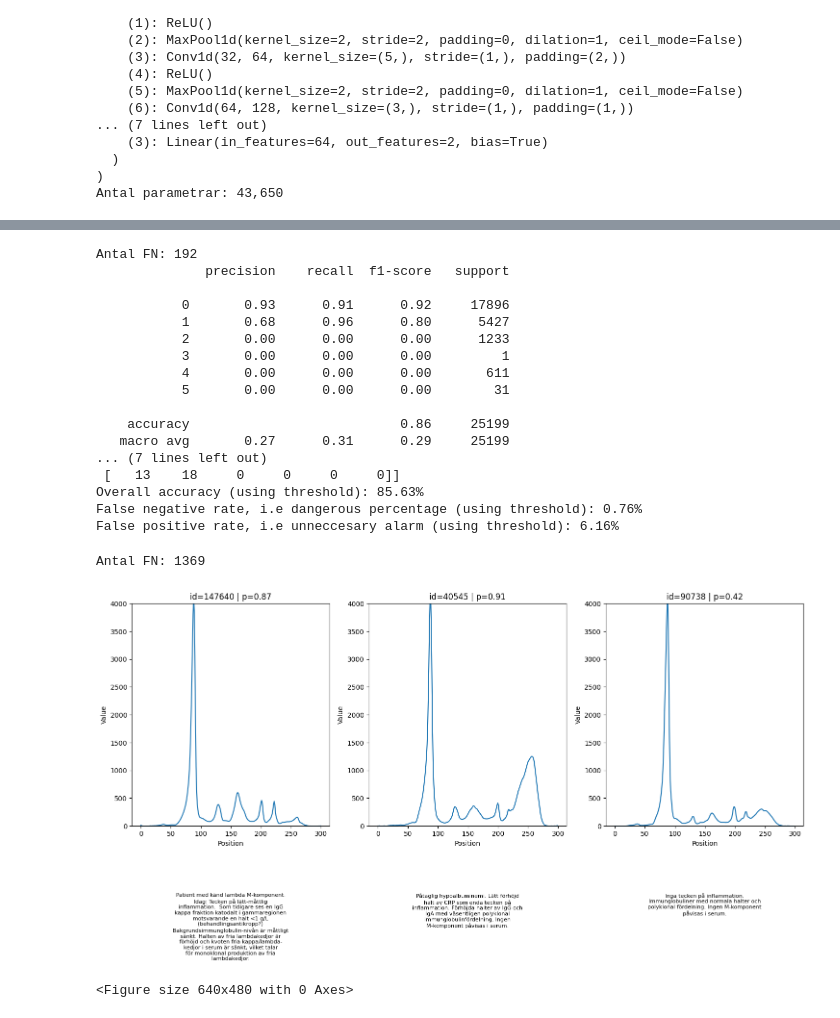
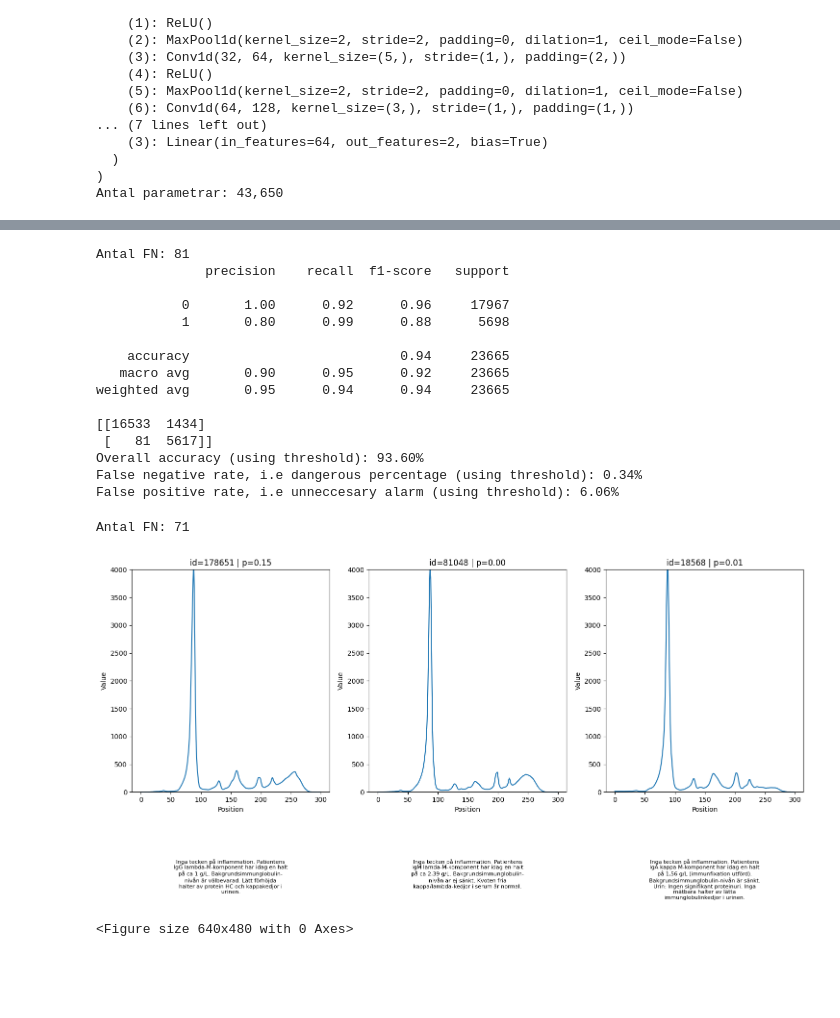
Before and after one commit to andreasjak/MSc26_Assar, a Jupyter notebook: networks/auto_encoder.ipynb, the cells around one changed output, grey strips where cells are left out. Cells and saved outputs as stored; diff of their text form; code cells hidden in the pictures; blank space fills up the shorter version.

```diff
--- a/networks/auto_encoder.ipynb
+++ b/networks/auto_encoder.ipynb
@@ -547,7 +431,7 @@ plt.boxplot( (cat_0,cat_1,cat_2,cat_4),label=(0,1,2,4),tick_labels=(0,1,2,4),not
 ## test att använda tröskelvärden för klassificering
 
 thresholds = range(0,500,2)
-rows = df[ (df['label'] == 0) | (df['label'] == 1)]
+rows = val_rows[ (val_rows['label'] == 0) | (val_rows['label'] == 1)]
 fn_rates = []
 fp_rates = []
 accuracies = []
@@ -705,12 +589,12 @@ Maximum accuracy: 92.961% at upper bound: 300
 # %%
 ##Nu sorterar vi utifrån hur stort rekonstruktionsfel kurvan har i gammaregionen. index 0 har minsta, och sen stiger det.
 
-sorted = df.sort_values('total_squared_error_gamma_region').reset_index(drop=True)
+sorted = val_rows.sort_values('total_squared_error_gamma_region').reset_index(drop=True)
 
 idx = len(sorted) - 10002 #Välj här!
 
-subset = sorted[sorted['label'] == 1]
-idx = subset['total_squared_error_gamma_region'].nsmallest(1000).index[30] #här kan man plocka outliers
+subset = sorted[sorted['label'] == 0]
+idx = subset['total_squared_error_gamma_region'].nlargest(1000).index[1] #här kan man plocka outliers
 
 fig, (ax1, ax2) = plt.subplots(2, 1, figsize=(10, 10), sharex=True,
                             gridspec_kw={'height_ratios': [2, 1]})
@@ -807,10 +691,10 @@ with m-component       0.96      0.77      0.86      7973
 #Testar att mäta andelen av totala felet som är i gamma-regionen
 from sklearn.metrics import classification_report, confusion_matrix
 
-df['proportion_gamma_region'] = 100*np.sum(squared_errors[:, 200:285], axis=1) / np.sum(squared_errors[:,:],axis=1)
+val_rows['proportion_gamma_region'] = 100*val_rows['total_squared_error_gamma_region'] / val_rows['total_squared_error']
 
-cat_0 = df.loc[ df['label'] == 0, 'proportion_gamma_region']
-cat_1 = df.loc[ df['label'] == 1, 'proportion_gamma_region']
+cat_0 = val_rows.loc[ val_rows['label'] == 0, 'proportion_gamma_region']
+cat_1 = val_rows.loc[ val_rows['label'] == 1, 'proportion_gamma_region']
 
 plt.figure()
 plt.title("Boxplot of percentage of errors in gamma region by category ")
@@ -818,13 +702,15 @@ plt.xlabel("Category")
 plt.boxplot( (cat_0,cat_1),label=(0,1),tick_labels=(0,1),notch=True)
 
 threshold = 50
-rows = df[(df['label'] == 0) | (df['label'] == 1)]
+rows = val_rows[(val_rows['label'] == 0) | (val_rows['label'] == 1)]
 
 predictions = rows['proportion_gamma_region'] > threshold
 labels = rows['label']
+accuracy = sum(predictions == labels) / len(predictions)
 
 print(classification_report(labels, predictions, target_names=['Negativ', 'Positiv']))
 print(confusion_matrix(labels, predictions))
+print(f"Overall accuracy: {100*accuracy:.2f}%")
 # %% [output]
               precision    recall  f1-score   support
 
@@ -841,13 +728,9 @@ weighted avg       0.92      0.91      0.90    135787
 # %%
-## NEDANFÖR HÄR TESTADE JAG ATT MHA NEURALA NÄTVERK KLASSIFICERA. Funkade sådär. Ignorera
 
+train_rows = df[df['set'] == 'train']
+val_rows = df[df['set'] == 'val']
+test_rows = df[df['set']] == 'test'
 
-valtrain_pids, test_pids = train_test_split(pids, test_size=0.15,random_state=25)
-train_pids, val_pids = train_test_split(valtrain_pids, test_size=0.15,random_state=25)
-
-test_rows = df[ df['pid'].isin(test_pids['pid'].tolist()) ]
-val_rows = df[ df['pid'].isin(val_pids['pid'].tolist()) ]
-train_rows = df[ df['pid'].isin(train_pids['pid'].tolist()) ]
 train_rows = train_rows[ (train_rows['label'] == 0) | (train_rows['label'] == 1)  ]
 val_rows = val_rows[ (val_rows['label'] == 0) | (val_rows['label'] == 1)  ]
 
@@ -878,9 +761,9 @@ y_train = torch.tensor(y_train)
 y_val   = torch.tensor(y_val)
 y_test  = torch.tensor(y_test)
 
-print(f"Träning:    {len(X_train):>6} ({len(X_train)/len(df):.0%})")
-print(f"Validering: {len(X_val):>6} ({len(X_val)/len(df):.0%})")
-print(f"Test:       {len(X_test):>6} ({len(X_test)/len(df):.0%})")
+print(f"Träning:    {len(X_train):>6} ({len(X_train)/len(val_rows):.0%})")
+print(f"Validering: {len(X_val):>6} ({len(X_val)/len(val_rows):.0%})")
+print(f"Test:       {len(X_test):>6} ({len(X_test)/len(val_rows):.0%})")
 
 print(torch.isnan(X_train).sum())
 print(torch.isinf(X_train).sum())
@@ -1075,7 +954,7 @@ model.load_state_dict(torch.load("classifier.pth", weights_only=True))
 
 # Samla alla prediktioner
 
-THRESHOLD = 0.2
+THRESHOLD = 0.25
 
 model.eval()
 all_probs = []
@@ -1093,6 +972,12 @@ with torch.no_grad():
 all_probs = np.array(all_probs)
 all_labels = np.array(all_labels)
 all_preds = (all_probs >= THRESHOLD).astype(int)
+indices = (all_labels == 0) | (all_labels == 1)
+
+
+all_labels = all_labels[indices]
+all_probs = all_probs[indices]
+all_preds = all_preds[indices]
 
 accuracy = sum(all_preds == all_labels)/len(all_preds)
 missed_positives = sum( (all_labels == 1) & (all_preds == 0))/len(all_preds)
@@ -1108,26 +993,23 @@ print(f"Overall accuracy (using threshold): {100*accuracy:.2f}%")
 print(f"False negative rate, i.e dangerous percentage (using threshold): {100*missed_positives:.2f}%")
 print(f"False positive rate, i.e unneccesary alarm (using threshold): {100*false_positives:.2f}%")
 # %% [output]
-Antal FN: 192
+Antal FN: 81
               precision    recall  f1-score   support
 
-           0       0.93      0.91      0.92     17896
-           1       0.68      0.96      0.80      5427
-           2       0.00      0.00      0.00      1233
-           3       0.00      0.00      0.00         1
-           4       0.00      0.00      0.00       611
-           5       0.00      0.00      0.00        31
+           0       1.00      0.92      0.96     17967
+           1       0.80      0.99      0.88      5698
 
-    accuracy                           0.86     25199
-   macro avg       0.27      0.31      0.29     25199
-... (7 lines left out)
- [   13    18     0     0     0     0]]
-Overall accuracy (using threshold): 85.63%
-False negative rate, i.e dangerous percentage (using threshold): 0.76%
-False positive rate, i.e unneccesary alarm (using threshold): 6.16%
+    accuracy                           0.94     23665
+   macro avg       0.90      0.95      0.92     23665
+weighted avg       0.95      0.94      0.94     23665
+
+[[16533  1434]
+ [   81  5617]]
+Overall accuracy (using threshold): 93.60%
+False negative rate, i.e dangerous percentage (using threshold): 0.34%
+False positive rate, i.e unneccesary alarm (using threshold): 6.06%
 # %%
 import textwrap
-
 
 
 THRESHOLD = 0.2
@@ -1153,7 +1035,7 @@ all_ids    = np.array(all_ids)
 
 all_preds  = (all_probs >= THRESHOLD).astype(int)
 
-fn_idx = np.where((all_labels == 0) & (all_preds == 1))[0]
+fn_idx = np.where((all_labels == 1) & (all_preds == 0))[0]
 print(f"Antal FN: {len(fn_idx)}")
 
 # Plotta
@@ -1162,33 +1044,33 @@ fig, axes = plt.subplots(1, 3, figsize=(18, 6))
 id_to_row = val_rows.set_index('id')
 
 for ax, idx in zip(axes.flat, fn_sample):
     row_id = all_ids[idx]
 
     row = id_to_row.loc[row_id]
 
     curve = row['value'][0:300]
     interpretation = row['interpretation']
 
     ax.plot(curve)
     ax.set_title(f"id={row_id} | p={all_probs[idx]:.2f}")
     ax.set_xlabel("Position")
     ax.set_ylabel("Value")
     ax.set_ybound(lower=0,upper=4000)
 
     wrapped = "\n".join(textwrap.wrap(interpretation, width=40))
     ax.text(
     0.5, -0.3,
     wrapped,
     transform=ax.transAxes,
     ha='center',
     va='top',
     fontsize=8
     )
 
 plt.figure()
 plt.suptitle("Falska negativa — kurvor")
 plt.show()
 # %% [output]
-Antal FN: 1369
+Antal FN: 71
-[figure, old version]
+[figure, new version]
 <Figure size 640x480 with 0 Axes>
```
Also changed, not shown: parts of 17 cells of this notebook, 24 other files.
